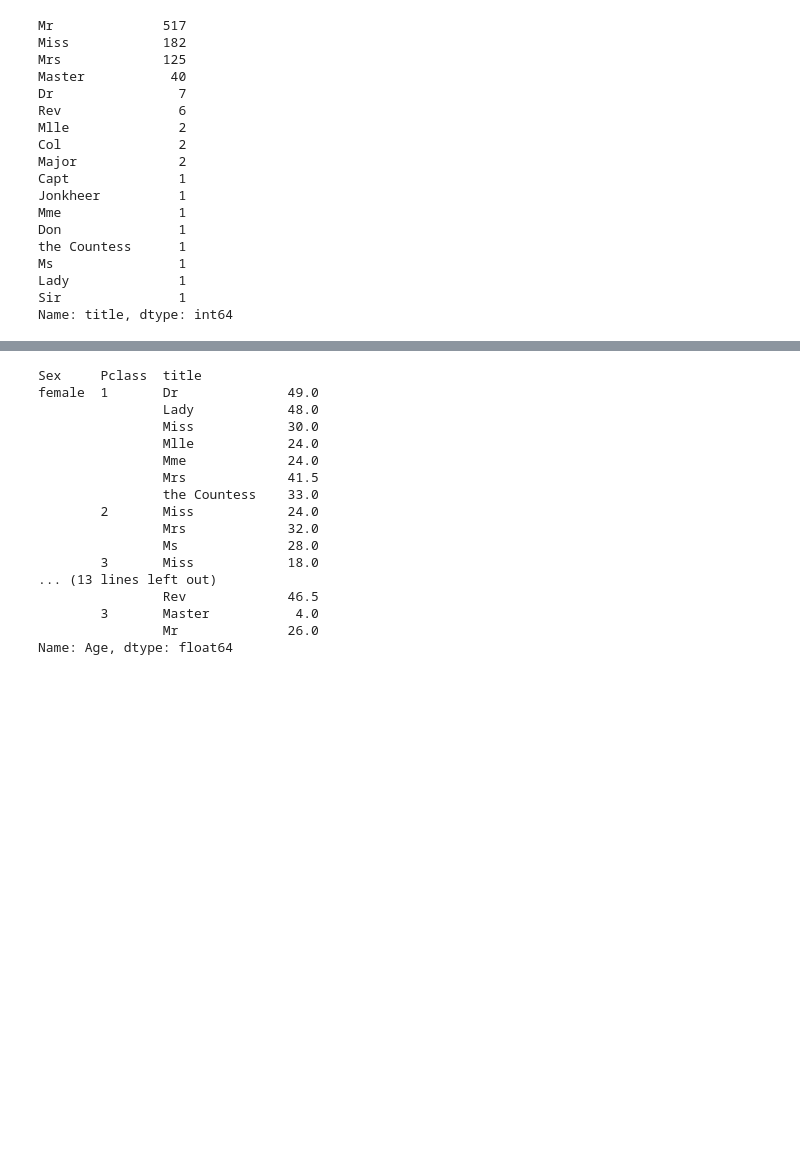
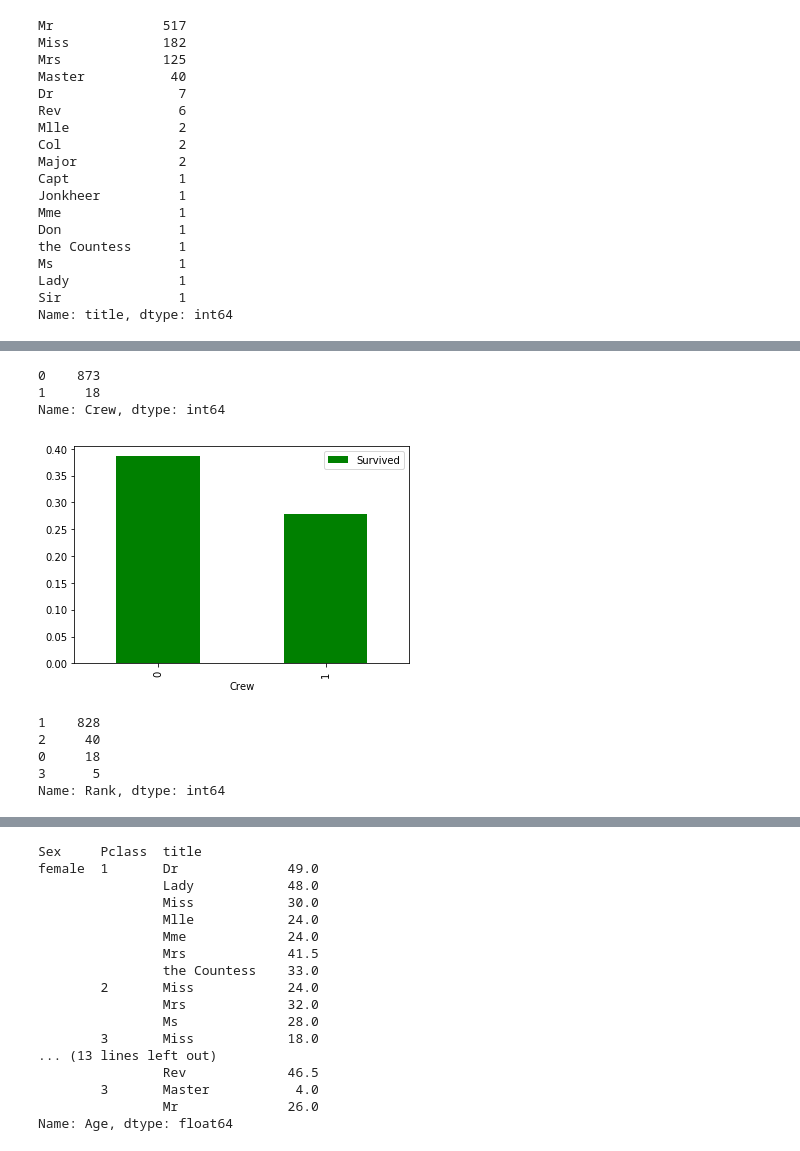
Before and after one commit to CCLabs/Titanic, a Jupyter notebook: Titanic.ipynb, the cells around one changed output, grey strips where cells are left out. Drawn from its saved outputs; the diff is of its cells as text; code cells hidden in the pictures; blank space fills up the shorter version.

```diff
--- a/Titanic.ipynb
+++ b/Titanic.ipynb
@@ -192,0 +223,35 @@ Name: title, dtype: int64
+# %%
+#
+train['Crew']=train['title'].apply(lambda x: 1 if x in ['Capt', 'Col', 'Major', 'Rev', 'Dr'] else 0)
+test['Crew']=test['title'].apply(lambda x: 1 if x in ['Capt', 'Col', 'Major', 'Rev', 'Dr'] else 0)
+train['Crew'].value_counts()
+# %% [output]
+0    873
+1     18
+Name: Crew, dtype: int64
+# %%
+title_pivot = train.pivot_table(index="Crew",values="Survived")
+title_pivot.plot.bar(color='green')
+plt.show()
+# %% [output]
+[figure, added]
+# %%
+#
+def rank(x):
+    if x in ['Capt', 'Col', 'Major', 'Rev', 'Dr']:
+        return 0
+    if x in ['Jonkheer', 'Don', 'Sir', 'the Countess', 'Dona', 'Lady']:
+        return 3
+    if x in ['Master']:
+        return 2
+    else:
+        return 1
+train['Rank']=train['title'].apply(rank)
+test['Rank']=test['title'].apply(rank)
+train['Rank'].value_counts()
+# %% [output]
+1    828
+2     40
+0     18
+3      5
+Name: Rank, dtype: int64
```
Also changed, not shown: parts of 20 cells of this notebook.
